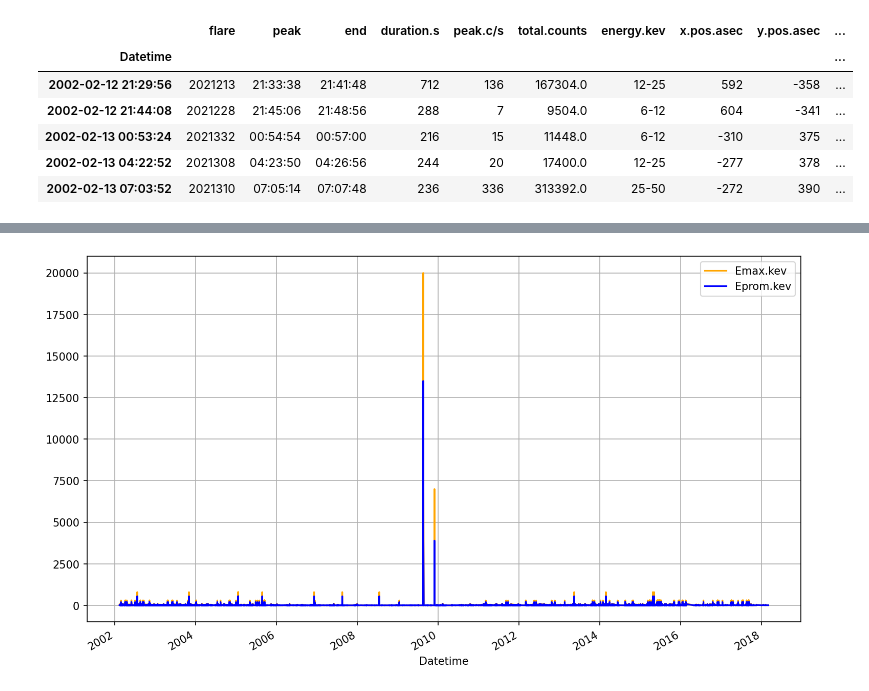
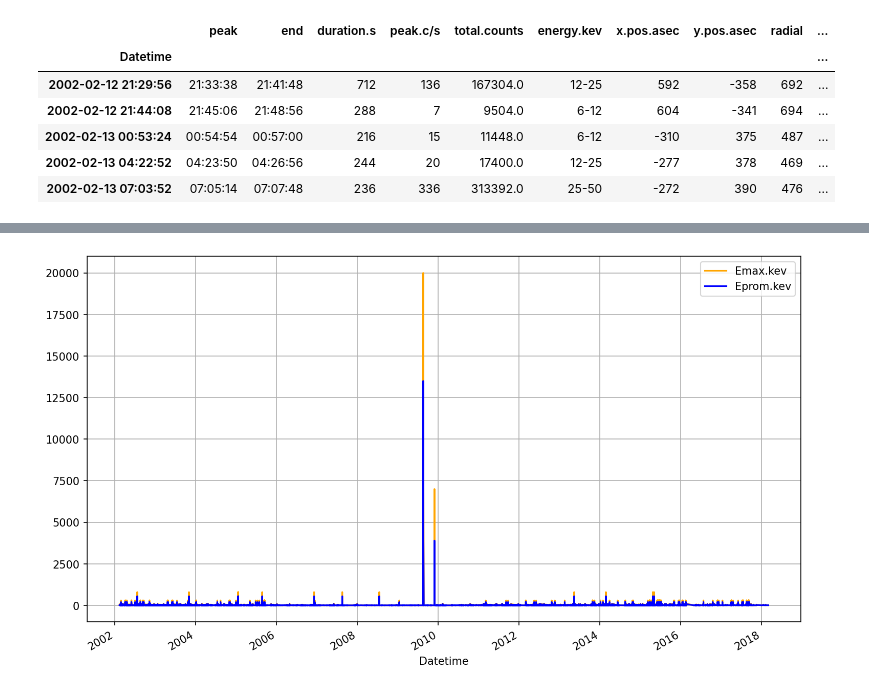
Before and after one commit to Exploratory-Data-Analiysis/Exam_1, a Jupyter notebook: ParcialFC.ipynb, the cells around one changed output, grey strips where cells are left out. Cells and saved outputs as stored; diff of their text form; code cells hidden in the pictures.

Commit message:
Un notebook mas organizado con el filtro de datos, indexDateTime de buena manera y se empiezan a manejar datos nulos

```diff
--- a/ParcialFC.ipynb
+++ b/ParcialFC.ipynb
@@ -9,18 +9,25 @@ import re
 # %%
 file_path = r"2002to2018.csv"  #2002to2016.csv
 df = pd.read_csv(file_path)
+df.head()
 # df = df.sort_values(by='duration.s', ascending=False).reset_index(drop=True)
 
 formatT = '%Y-%m-%d %H:%M:%S'
-df['Datetime'] = pd.to_datetime(df['start.date'] + ' ' + df['start.time'], format=formatT)
+df['Datetime'] = pd.to_datetime(df['start.date'] +
+                                ' ' +
+                                df['start.time'])
 df = df.set_index(pd.DatetimeIndex(df['Datetime']))
-df = df.drop(columns=['start.date', 'start.time', 'Datetime'])
+del df['flare']
+del df['start.date']
+del df['start.time']
+del df['Datetime']
+
 df.head()
 # %% [output]
-|  | flare | peak | end | duration.s | peak.c/s | total.counts | energy.kev | x.pos.asec | y.pos.asec | ... |
+|  | peak | end | duration.s | peak.c/s | total.counts | energy.kev | x.pos.asec | y.pos.asec | radial | ... |
 | Datetime |  |  |  |  |  |  |  |  |  | ... |
-| 2002-02-12 21:29:56 | 2021213 | 21:33:38 | 21:41:48 | 712 | 136 | 167304.0 | 12-25 | 592 | -358 | ... |
-| 2002-02-12 21:44:08 | 2021228 | 21:45:06 | 21:48:56 | 288 | 7 | 9504.0 | 6-12 | 604 | -341 | ... |
-| 2002-02-13 00:53:24 | 2021332 | 00:54:54 | 00:57:00 | 216 | 15 | 11448.0 | 6-12 | -310 | 375 | ... |
-| 2002-02-13 04:22:52 | 2021308 | 04:23:50 | 04:26:56 | 244 | 20 | 17400.0 | 12-25 | -277 | 378 | ... |
-| 2002-02-13 07:03:52 | 2021310 | 07:05:14 | 07:07:48 | 236 | 336 | 313392.0 | 25-50 | -272 | 390 | ... |
+| 2002-02-12 21:29:56 | 21:33:38 | 21:41:48 | 712 | 136 | 167304.0 | 12-25 | 592 | -358 | 692 | ... |
+| 2002-02-12 21:44:08 | 21:45:06 | 21:48:56 | 288 | 7 | 9504.0 | 6-12 | 604 | -341 | 694 | ... |
+| 2002-02-13 00:53:24 | 00:54:54 | 00:57:00 | 216 | 15 | 11448.0 | 6-12 | -310 | 375 | 487 | ... |
+| 2002-02-13 04:22:52 | 04:23:50 | 04:26:56 | 244 | 20 | 17400.0 | 12-25 | -277 | 378 | 469 | ... |
+| 2002-02-13 07:03:52 | 07:05:14 | 07:07:48 | 236 | 336 | 313392.0 | 25-50 | -272 | 390 | 476 | ... |
```
Also changed, not shown: parts of 4 cells of this notebook.
